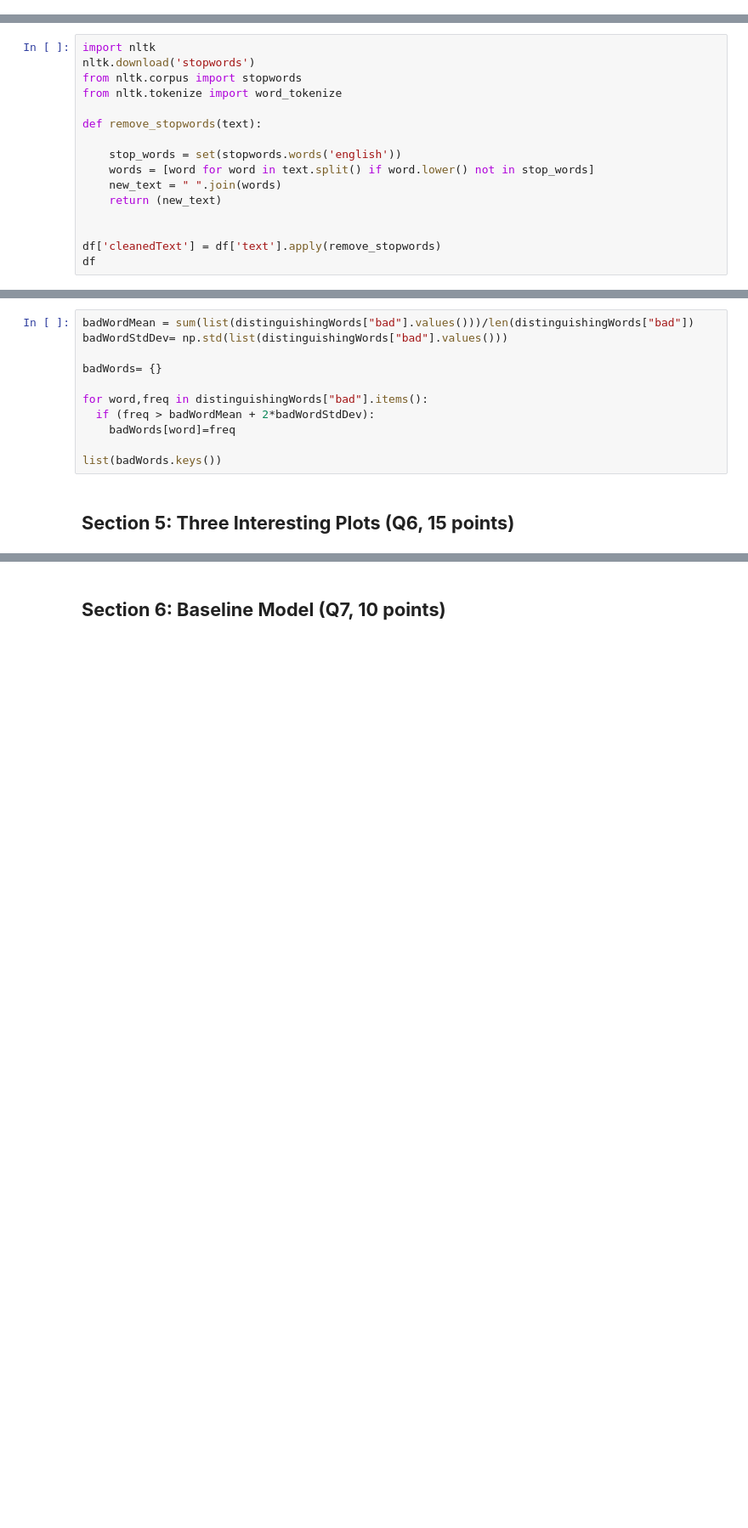
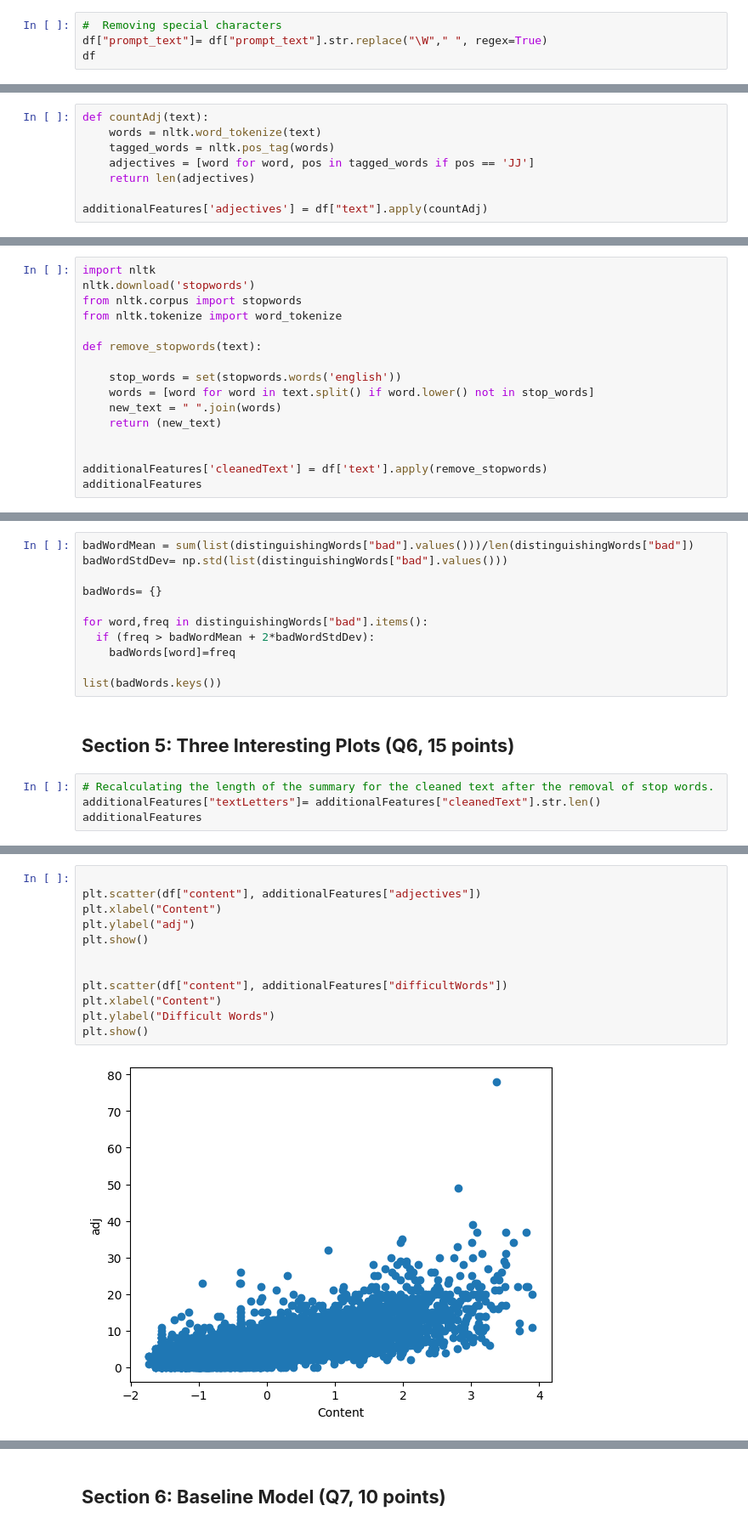
Before and after one commit to PrathameshBagal/Data-Science, a Jupyter notebook: cse519_hw2_Bagal_Prathamesh_115612879.ipynb, the cells around one changed output, grey strips where cells are left out. Shown: that part at 85% size. Drawn from its saved outputs; the diff is of its cells as text; blank space fills up the shorter version.

```diff
--- a/cse519_hw2_Bagal_Prathamesh_115612879.ipynb
+++ b/cse519_hw2_Bagal_Prathamesh_115612879.ipynb
@@ -183,3 +124,7 @@ df.head(10)
+# %%
+#  Removing special characters
+df["prompt_text"]= df["prompt_text"].str.replace("\W"," ", regex=True)
+df
 # %% [markdown]
 ## **Section 2: Features (Q2 and Q3, 25 points total)**
 # %%
@@ -377,0 +308,8 @@ print(additionalFeatures["fleschReadingEase"].corr(df["wording"]),additionalFeat
+# %%
+def countAdj(text):
+    words = nltk.word_tokenize(text)
+    tagged_words = nltk.pos_tag(words)
+    adjectives = [word for word, pos in tagged_words if pos == 'JJ']
+    return len(adjectives)
+
+additionalFeatures['adjectives'] = df["text"].apply(countAdj)
@@ -486,5 +402,5 @@ def remove_stopwords(text):
     return (new_text)
 
 
-df['cleanedText'] = df['text'].apply(remove_stopwords)
-df
+additionalFeatures['cleanedText'] = df['text'].apply(remove_stopwords)
+additionalFeatures
@@ -583,3 +496,7 @@ for word,freq in distinguishingWords["bad"].items():
 list(badWords.keys())
 # %% [markdown]
 ## **Section 5: Three Interesting Plots (Q6, 15 points)**
+# %%
+# Recalculating the length of the summary for the cleaned text after the removal of stop words.
+additionalFeatures["textLetters"]= additionalFeatures["cleanedText"].str.len()
+additionalFeatures
@@ -585,0 +553,14 @@ list(badWords.keys())
+# %%
+
+plt.scatter(df["content"], additionalFeatures["adjectives"])
+plt.xlabel("Content")
+plt.ylabel("adj")
+plt.show()
+
+
+plt.scatter(df["content"], additionalFeatures["difficultWords"])
+plt.xlabel("Content")
+plt.ylabel("Difficult Words")
+plt.show()
+# %% [output]
+[figure, added]
```
Also changed, not shown: parts of 72 cells of this notebook.
